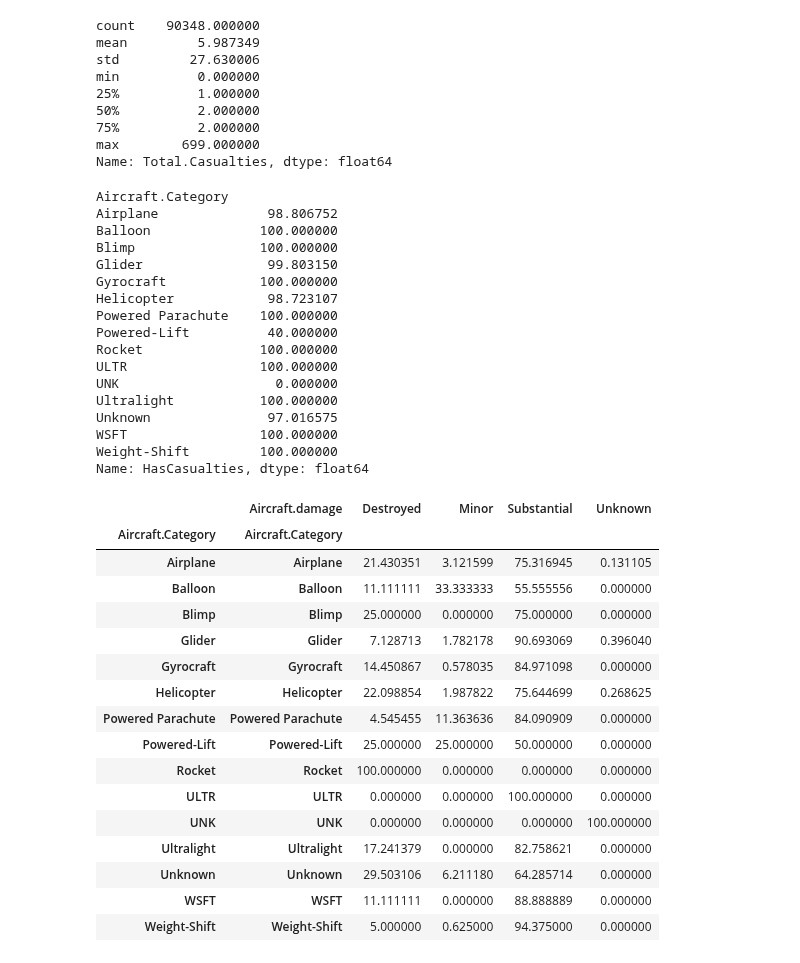
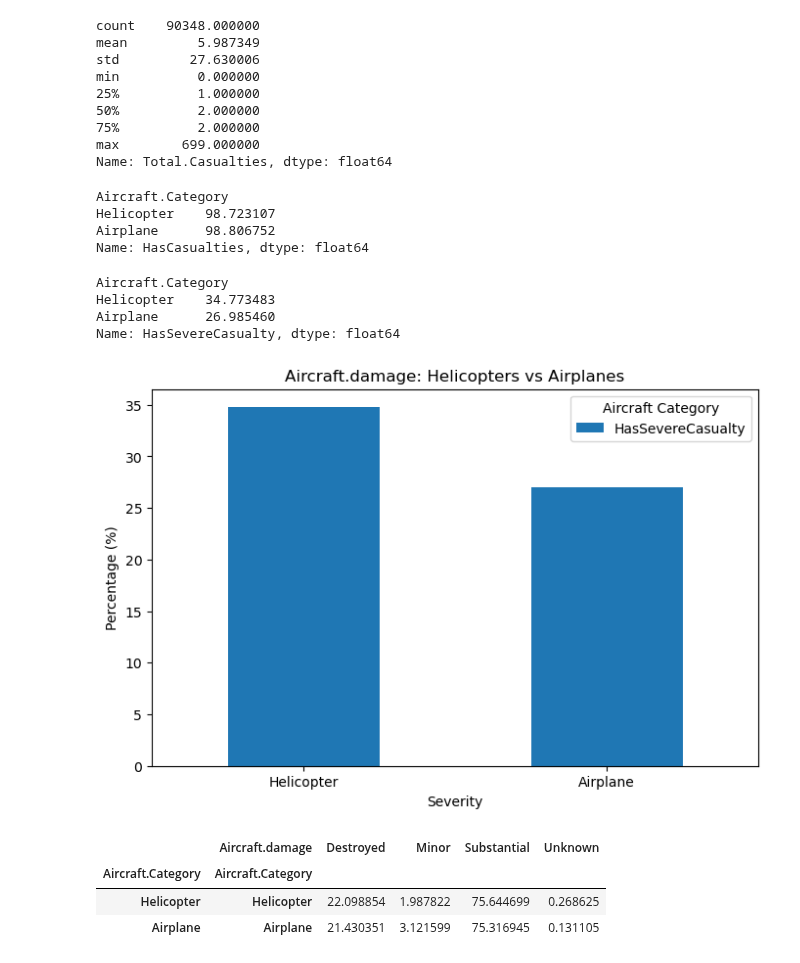
Before and after one commit to GiannaSal/data-driven-insights-for-aviation-risk-management, a Jupyter notebook: analysis.ipynb, the cells around one changed output. Drawn from its saved outputs; the diff is of its cells as text; code cells hidden in the pictures.

```diff
--- a/analysis.ipynb
+++ b/analysis.ipynb
@@ -395,60 +416,55 @@ min          0.000000
 max        699.000000
 Name: Total.Casualties, dtype: float64
 # %%
-## evaluating casualties per category
-accidents_by_category = aircraft_accident_rates.groupby('Aircraft.Category').size()#accident count
-avg_casualties = aircraft_accident_rates.groupby('Aircraft.Category')['Total.Casualties'].mean()#average casualties per category
-max_casualties = aircraft_accident_rates.groupby('Aircraft.Category')['Total.Casualties'].max()#max casualties per category
-min_casualties = aircraft_accident_rates.groupby('Aircraft.Category')['Total.Casualties'].min()#min casualties per category
+## evaluating all casualties per category
 df['HasCasualties'] = df['Total.Casualties'] > 0
+casualties_percentage = df.groupby('Aircraft.Category')['HasCasualties'].mean() * 100
 
-casualties_percentage = (
-    df
-    .groupby('Aircraft.Category')['HasCasualties']
-    .mean() * 100
-)
 
-casualties_percentage
 #max_casualties
 #avg_casualties
 #accidents_by_category
+
+helicopters_airplanes_casualties_percentage = casualties_percentage.loc[['Helicopter', 'Airplane']]
+helicopters_airplanes_casualties_percentage
 # %% [output]
 Aircraft.Category
-Airplane              98.806752
-Balloon              100.000000
-Blimp                100.000000
-Glider                99.803150
-Gyrocraft            100.000000
-Helicopter            98.723107
-Powered Parachute    100.000000
-Powered-Lift          40.000000
-Rocket               100.000000
-ULTR                 100.000000
-UNK                    0.000000
-Ultralight           100.000000
-Unknown               97.016575
-WSFT                 100.000000
-Weight-Shift         100.000000
+Helicopter    98.723107
+Airplane      98.806752
 Name: HasCasualties, dtype: float64
+# %%
+##evaluate categories with severe and fatal injuries
+df['HasSevereCasualty'] = df['Total.Serious.Injuries'] + df['Total.Fatal.Injuries'] > 0
+severe_casualties_percentage = df.groupby('Aircraft.Category')['HasSevereCasualty'].mean() * 100
+severe_casualties_percentage
+helicopters_airplanes_severe_casualties_percentage = severe_casualties_percentage.loc[['Helicopter', 'Airplane']]
+helicopters_airplanes_severe_casualties_percentage
+# %% [output]
+Aircraft.Category
+Helicopter    34.773483
+Airplane      26.985460
+Name: HasSevereCasualty, dtype: float64
+# %%
+##plotting severe and fatal injuries in helicopters and airplanes
+import matplotlib.pyplot as plt
+
+helicopters_airplanes_severe_casualties_percentage.T.plot(kind='bar', figsize=(8,5))
+plt.title('Aircraft.damage: Helicopters vs Airplanes')
+plt.ylabel('Percentage (%)')
+plt.xlabel('Severity')
+plt.xticks(rotation=0)
+plt.legend(title='Aircraft Category')
+plt.show()
+# %% [output]
+[figure, added]
 # %%
 damage_dist = aircraft_accident_rates.groupby(['Aircraft.Category', 'Aircraft.damage']).size().unstack(fill_value=0)
 damage_dist_percentage = aircraft_accident_rates.groupby(['Aircraft.Category', 'Aircraft.damage']).size().groupby(level=0).apply(lambda x: (x /x.sum())*100).unstack(fill_value=0)
 damage_dist_percentage
+helicopters_airplanes_damage_dist = damage_dist_percentage.loc[['Helicopter', 'Airplane']]
+helicopters_airplanes_damage_dist
 # %% [output]
 |  | Aircraft.damage | Destroyed | Minor | Substantial | Unknown |
 | Aircraft.Category | Aircraft.Category |  |  |  |  |
+| Helicopter | Helicopter | 22.098854 | 1.987822 | 75.644699 | 0.268625 |
 | Airplane | Airplane | 21.430351 | 3.121599 | 75.316945 | 0.131105 |
-| Balloon | Balloon | 11.111111 | 33.333333 | 55.555556 | 0.000000 |
-| Blimp | Blimp | 25.000000 | 0.000000 | 75.000000 | 0.000000 |
-| Glider | Glider | 7.128713 | 1.782178 | 90.693069 | 0.396040 |
-| Gyrocraft | Gyrocraft | 14.450867 | 0.578035 | 84.971098 | 0.000000 |
-| Helicopter | Helicopter | 22.098854 | 1.987822 | 75.644699 | 0.268625 |
-| Powered Parachute | Powered Parachute | 4.545455 | 11.363636 | 84.090909 | 0.000000 |
-| Powered-Lift | Powered-Lift | 25.000000 | 25.000000 | 50.000000 | 0.000000 |
-| Rocket | Rocket | 100.000000 | 0.000000 | 0.000000 | 0.000000 |
-| ULTR | ULTR | 0.000000 | 0.000000 | 100.000000 | 0.000000 |
-| UNK | UNK | 0.000000 | 0.000000 | 0.000000 | 100.000000 |
-| Ultralight | Ultralight | 17.241379 | 0.000000 | 82.758621 | 0.000000 |
-| Unknown | Unknown | 29.503106 | 6.211180 | 64.285714 | 0.000000 |
-| WSFT | WSFT | 11.111111 | 0.000000 | 88.888889 | 0.000000 |
-| Weight-Shift | Weight-Shift | 5.000000 | 0.625000 | 94.375000 | 0.000000 |
```
Also changed, not shown: parts of 21 cells of this notebook.
